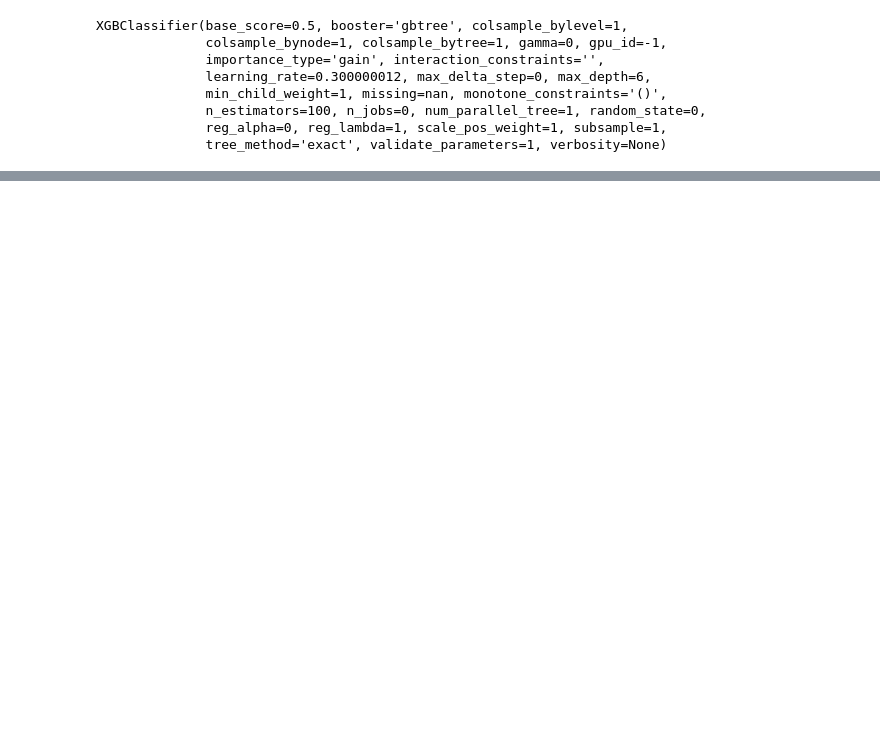
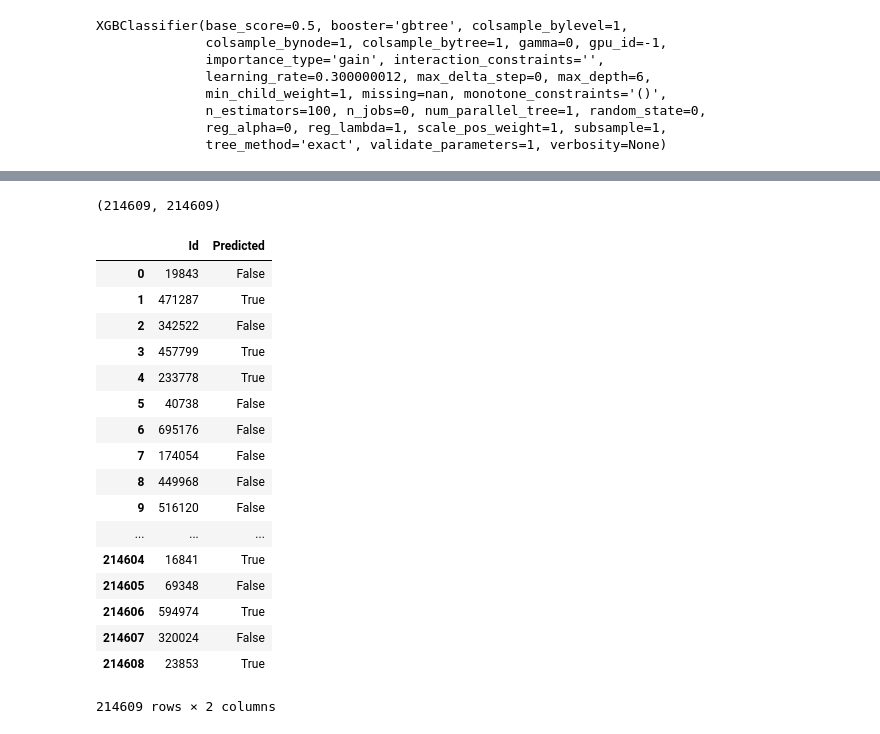
Before and after one commit to Leggerla/sber-churning, a Jupyter notebook: training_example.ipynb, the cells around one changed output, grey strips where cells are left out. Cells and saved outputs as stored; diff of their text form; code cells hidden in the pictures; blank space fills up the shorter version.

```diff
--- a/training_example.ipynb
+++ b/training_example.ipynb
@@ -71,0 +157,33 @@ f1_score(y_test, preds)
+# %%
+test_full = test_full.drop(['phone_id','month'], axis=1)
+# %%
+final = model.predict(test_full)
+# %%
+len(test_full), len(test)
+# %% [output]
+(214609, 214609)
+# %%
+submit = pd.read_csv('./sample_submission.csv', sep=';')
+# %%
+submit['Predicted'] = final.astype(bool)
+# %%
+submit
+# %% [output]
+|  | Id | Predicted |
+| 0 | 19843 | False |
+| 1 | 471287 | True |
+| 2 | 342522 | False |
+| 3 | 457799 | True |
+| 4 | 233778 | True |
+| 5 | 40738 | False |
+| 6 | 695176 | False |
+| 7 | 174054 | False |
+| 8 | 449968 | False |
+| 9 | 516120 | False |
+| ... | ... | ... |
+| 214604 | 16841 | True |
+| 214605 | 69348 | False |
+| 214606 | 594974 | True |
+| 214607 | 320024 | False |
+| 214608 | 23853 | True |
+214609 rows × 2 columns
```
Also changed, not shown: parts of 27 cells of this notebook, 2 other files.
